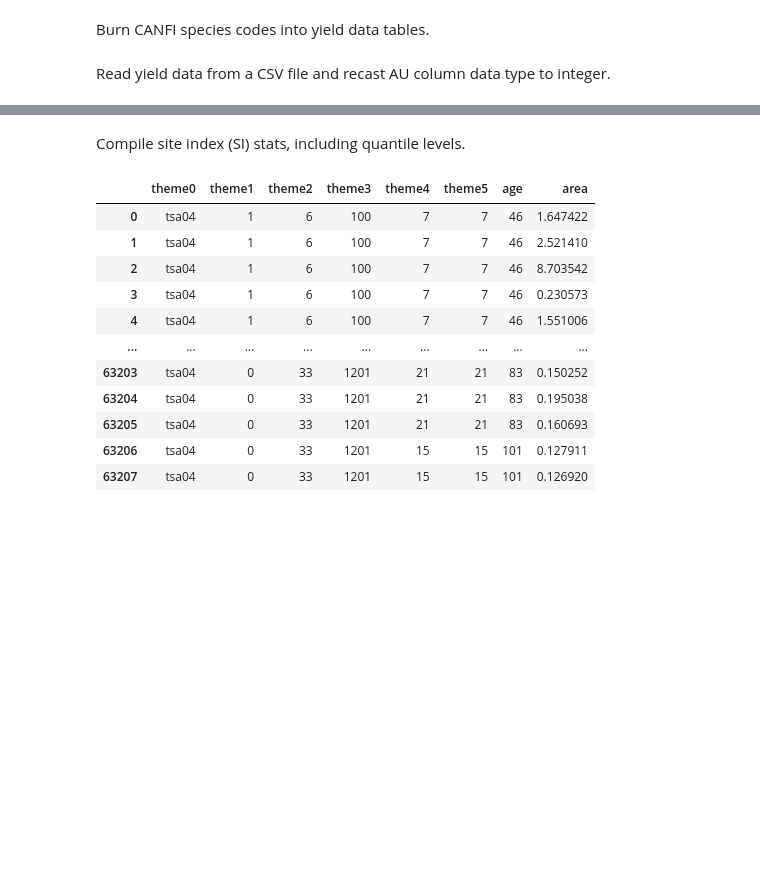
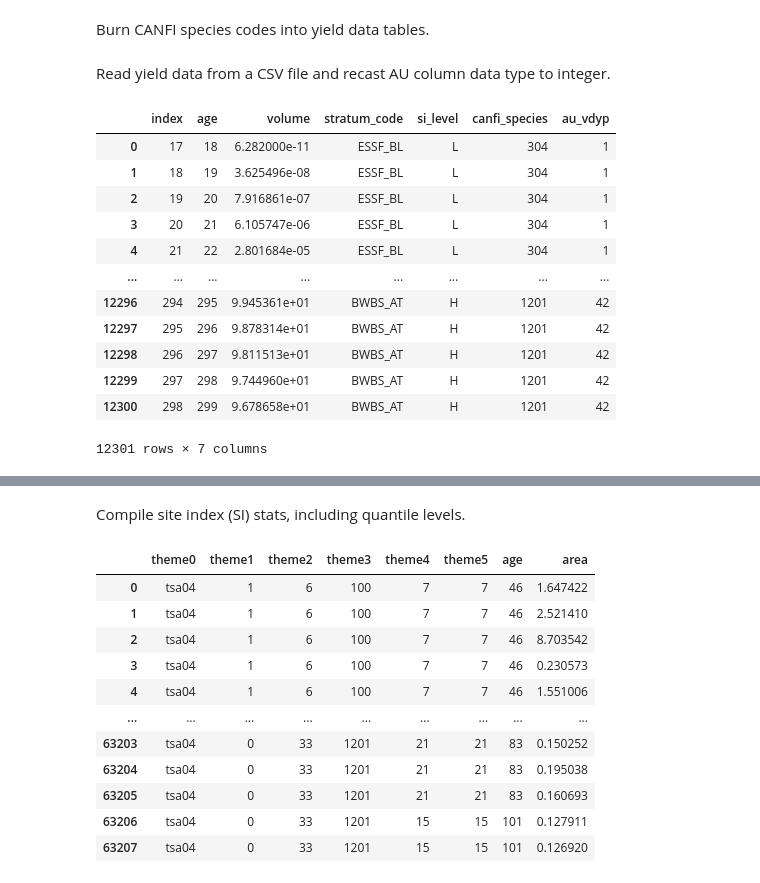
Before and after one commit to UBC-FRESH/nbds_mining, a Jupyter notebook: 00_woodstock_files_6theme.ipynb, the cells around one changed output, grey strips where cells are left out. Drawn from its saved outputs; the diff is of its cells as text; code cells hidden in the pictures; blank space fills up the shorter version.

```diff
--- a/00_woodstock_files_6theme.ipynb
+++ b/00_woodstock_files_6theme.ipynb
@@ -128,3 +143,19 @@ yld_vdyp['au_vdyp'] = pd.factorize(yld_vdyp['stratum_code'] + '_' + yld_vdyp['si
+# %%
+yld_vdyp
+# %% [output]
+|  | index | age | volume | stratum_code | si_level | canfi_species | au_vdyp |
+| 0 | 17 | 18 | 6.282000e-11 | ESSF_BL | L | 304 | 1 |
+| 1 | 18 | 19 | 3.625496e-08 | ESSF_BL | L | 304 | 1 |
+| 2 | 19 | 20 | 7.916861e-07 | ESSF_BL | L | 304 | 1 |
+| 3 | 20 | 21 | 6.105747e-06 | ESSF_BL | L | 304 | 1 |
+| 4 | 21 | 22 | 2.801684e-05 | ESSF_BL | L | 304 | 1 |
+| ... | ... | ... | ... | ... | ... | ... | ... |
+| 12296 | 294 | 295 | 9.945361e+01 | BWBS_AT | H | 1201 | 42 |
+| 12297 | 295 | 296 | 9.878314e+01 | BWBS_AT | H | 1201 | 42 |
+| 12298 | 296 | 297 | 9.811513e+01 | BWBS_AT | H | 1201 | 42 |
+| 12299 | 297 | 298 | 9.744960e+01 | BWBS_AT | H | 1201 | 42 |
+| 12300 | 298 | 299 | 9.678658e+01 | BWBS_AT | H | 1201 | 42 |
+12301 rows × 7 columns
 # %%
 stratum_col = 'stratum'
 # %%
```
Also changed, not shown: parts of 10 cells of this notebook, 1 other file.
